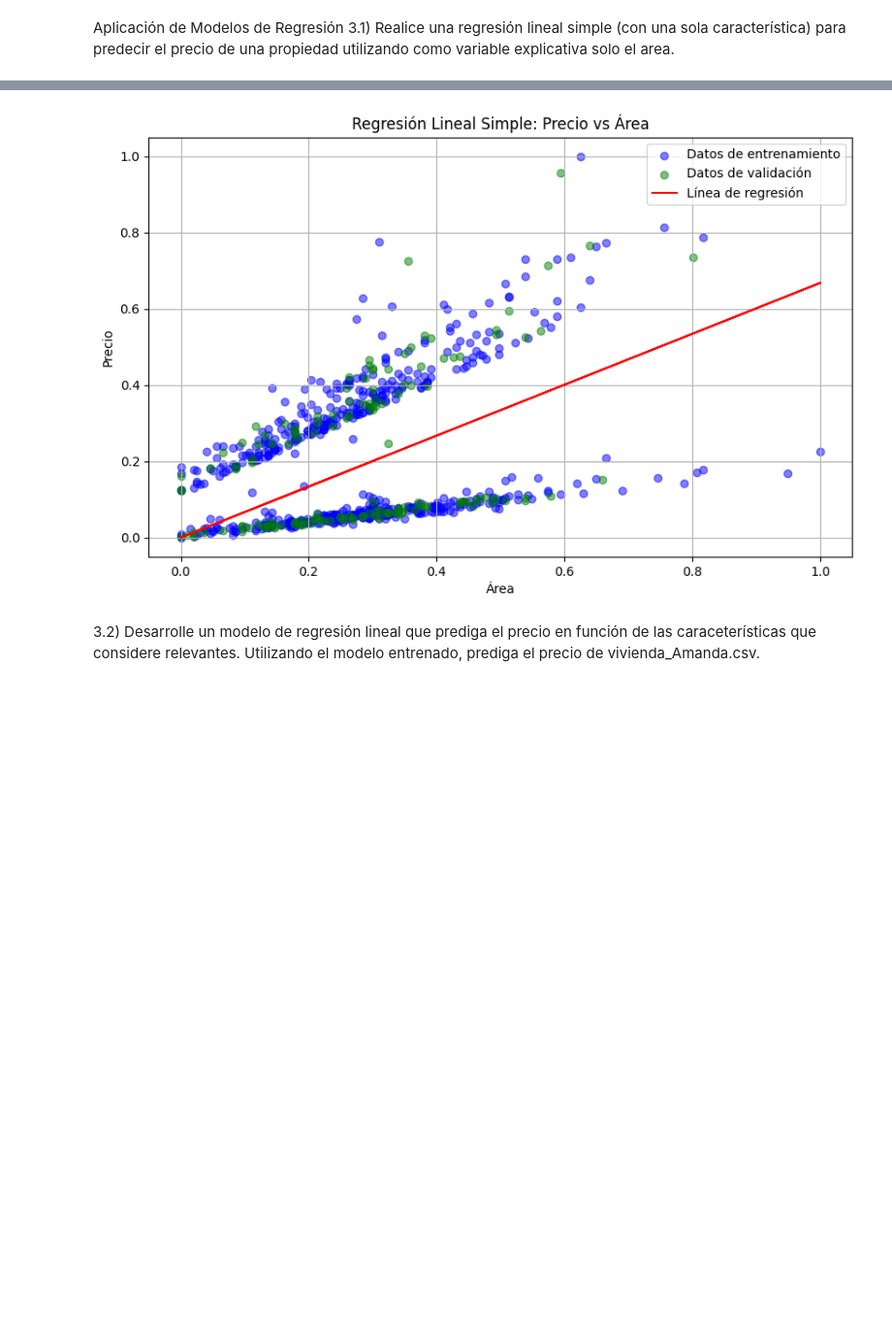
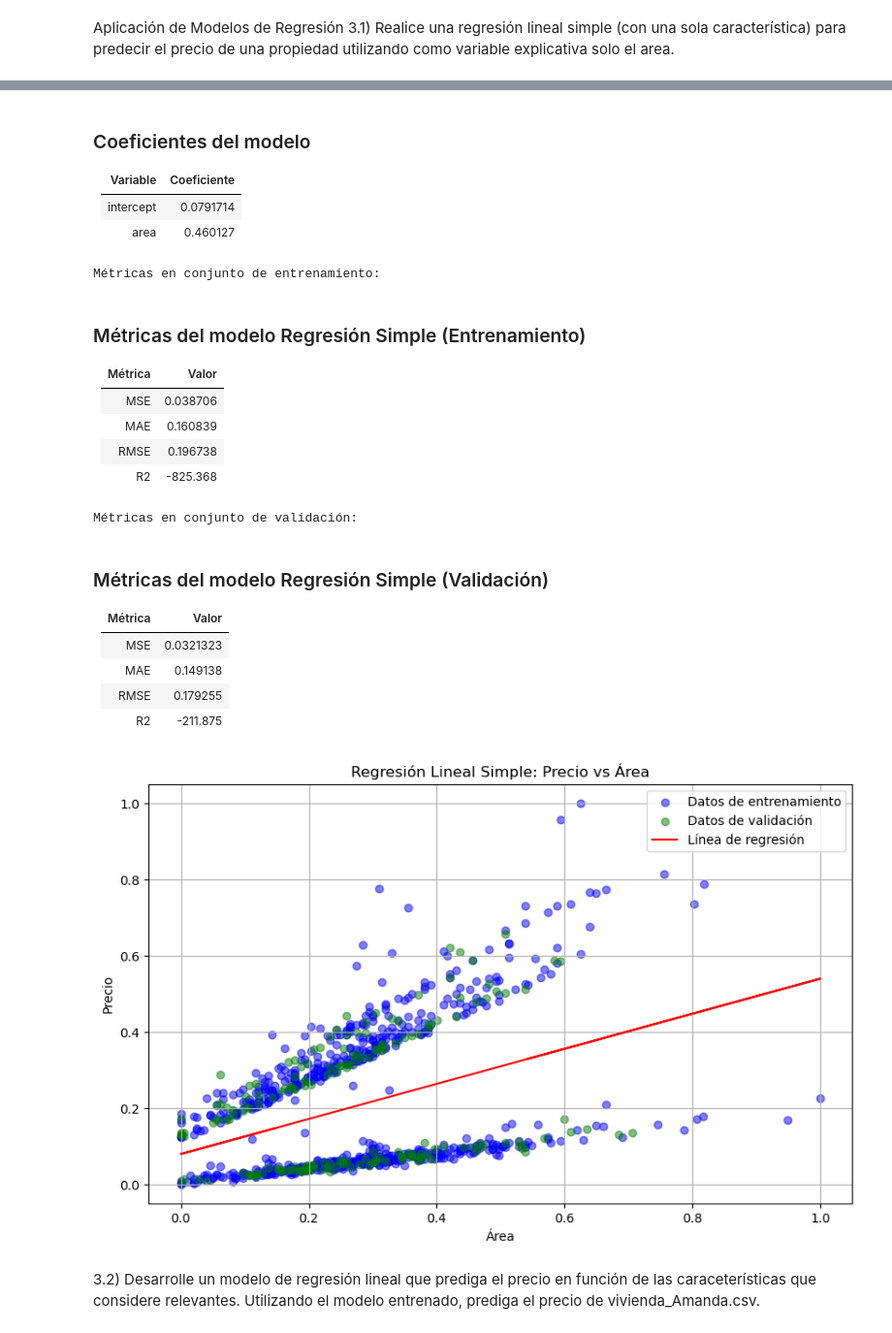
Before and after one commit to mattemusacchio/ML, a Jupyter notebook: tp1/notebooks/Entrega_TP1.ipynb, the cells around one changed output, grey strips where cells are left out. Shown at 97% size. Drawn from its saved outputs; the diff is of its cells as text; code cells hidden in the pictures; blank space fills up the shorter version.

```diff
--- a/tp1/notebooks/Entrega_TP1.ipynb
+++ b/tp1/notebooks/Entrega_TP1.ipynb
@@ -81,22 +84,11 @@ for index, row in df.iterrows():
     else:
         df.at[index, 'area'] = row['area']
 
-# Eliminar las columnas originales de área que ya no necesitamos
-df = df.drop(columns=['area_units'])
-
-# Imputar valores faltantes
-
 df = handle_missing_values(df)
-
-# Para rooms: usar la mediana según el área
-# df['rooms'] = df['rooms'].fillna(df.groupby(pd.qcut(df['area'], 5))['rooms'].transform('median'))
-
-# Para age: usar la mediana general
-# df['age'] = df['age'].fillna(df['age'].median())
 
 # Verificar que no queden valores nulos
 print("\nValores faltantes después de la limpieza:")
-print(df.isnull().sum())
+pretty_print_df(df.isnull().sum().to_frame(name='Valores Nulos'))
 
 # Guardar el dataset procesado
 df.to_csv('../data/processed/casas_dev_processed.csv', index=False)
@@ -104,6 +96,6 @@ print("\nDataset procesado guardado en data/processed/casas_dev_processed.csv")
 
 # Mostrar las primeras filas del dataset procesado
 print("\nPrimeras filas del dataset procesado:")
-print(df.head())
+pretty_print_df(df.head())
 # %% [output]
 Valores faltantes después de la limpieza:
@@ -334,19 +279,26 @@ Aplicación de Modelos de Regresión
 3.1) Realice una regresión lineal simple (con una sola característica) para predecir el precio
 de una propiedad utilizando como variable explicativa solo el area.
 # %%
-# Crear un modelo de regresión lineal simple usando solo el área
-X_area = X[:, 0:1]  # Seleccionamos solo la columna del área
-y_precio = y
+# Dividir en conjuntos de entrenamiento y validación
+train_df, val_df = train_val_split(df, test_size=0.2, random_state=RANDOM_STATE)
 
-# Dividir los datos en conjuntos de entrenamiento y validación
-X_train_area, X_val_area = train_val_split(pd.DataFrame(X_area), test_size=0.2)[0].values, train_val_split(pd.DataFrame(X_area), test_size=0.2)[1].values
-y_train_precio, y_val_precio = train_val_split(pd.DataFrame(y_precio), test_size=0.2)[0].values, train_val_split(pd.DataFrame(y_precio), test_size=0.2)[1].values
+# Obtener columnas numéricas
+numeric_columns = train_df.select_dtypes(include=['float64', 'int64']).columns.tolist()
 
-# Entrenar el modelo usando pseudo-inversa
+# Normalizar conjuntos usando min-max
+train_df_normalized, val_df_normalized, normalization_params = min_max_normalize(train_df.copy(), val_df.copy(), numeric_columns)
+
+# Preparar datos para regresión simple con área
+X_train_area = train_df_normalized['area'].values.reshape(-1, 1)
+y_train_precio = train_df_normalized['price'].values
+X_val_area = val_df_normalized['area'].values.reshape(-1, 1)
+y_val_precio = val_df_normalized['price'].values
+
+# Entrenar modelo usando pseudo-inversa
 modelo_area = LinearRegression(X_train_area, y_train_precio)
 modelo_area.fit_pseudo_inverse()
 
-# Realizar predicciones en conjuntos de entrenamiento y validación
+# Realizar predicciones
 y_train_pred = modelo_area.predict(X_train_area)
 y_val_pred = modelo_area.predict(X_val_area)
 
@@ -355,16 +307,10 @@ print("Coeficientes del modelo:")
 modelo_area.print_coefficients(['area'])
 
 print("\nMétricas en conjunto de entrenamiento:")
-print(f"MSE: {MSE(y_train_precio, y_train_pred):.4f}")
-print(f"RMSE: {RMSE(y_train_precio, y_train_pred):.4f}")
-print(f"MAE: {MAE(y_train_precio, y_train_pred):.4f}")
-print(f"R2: {R2(y_train_precio, y_train_pred):.4f}")
+print_metrics(y_train_precio, y_train_pred, "Regresión Simple (Entrenamiento)")
 
 print("\nMétricas en conjunto de validación:")
-print(f"MSE: {MSE(y_val_precio, y_val_pred):.4f}")
-print(f"RMSE: {RMSE(y_val_precio, y_val_pred):.4f}")
-print(f"MAE: {MAE(y_val_precio, y_val_pred):.4f}")
-print(f"R2: {R2(y_val_precio, y_val_pred):.4f}")
+print_metrics(y_val_precio, y_val_pred, "Regresión Simple (Validación)")
 
 # Visualizar resultados
 plt.figure(figsize=(10, 6))
@@ -395,4 +328,28 @@ R2: 0.1929
+### Coeficientes del modelo
+
+| Variable   |   Coeficiente |
+|:-----------|--------------:|
+| intercept  |     0.0791714 |
+| area       |     0.460127  |
+Métricas en conjunto de entrenamiento:
+### Métricas del modelo Regresión Simple (Entrenamiento)
+
+| Métrica   |       Valor |
+|:----------|------------:|
+| MSE       |    0.038706 |
+| MAE       |    0.160839 |
+| RMSE      |    0.196738 |
+| R2        | -825.368    |
+Métricas en conjunto de validación:
+### Métricas del modelo Regresión Simple (Validación)
+
+| Métrica   |        Valor |
+|:----------|-------------:|
+| MSE       |    0.0321323 |
+| MAE       |    0.149138  |
+| RMSE      |    0.179255  |
+| R2        | -211.875     |
-[figure, old version]
+[figure, new version]
 # %% [markdown]
 3.2) Desarrolle un modelo de regresión lineal que prediga el precio en función de las caraceterísticas que considere relevantes. Utilizando el modelo entrenado, prediga el precio de vivienda_Amanda.csv.
 # %%
```
Also changed, not shown: parts of 23 cells of this notebook, 25 other files.
